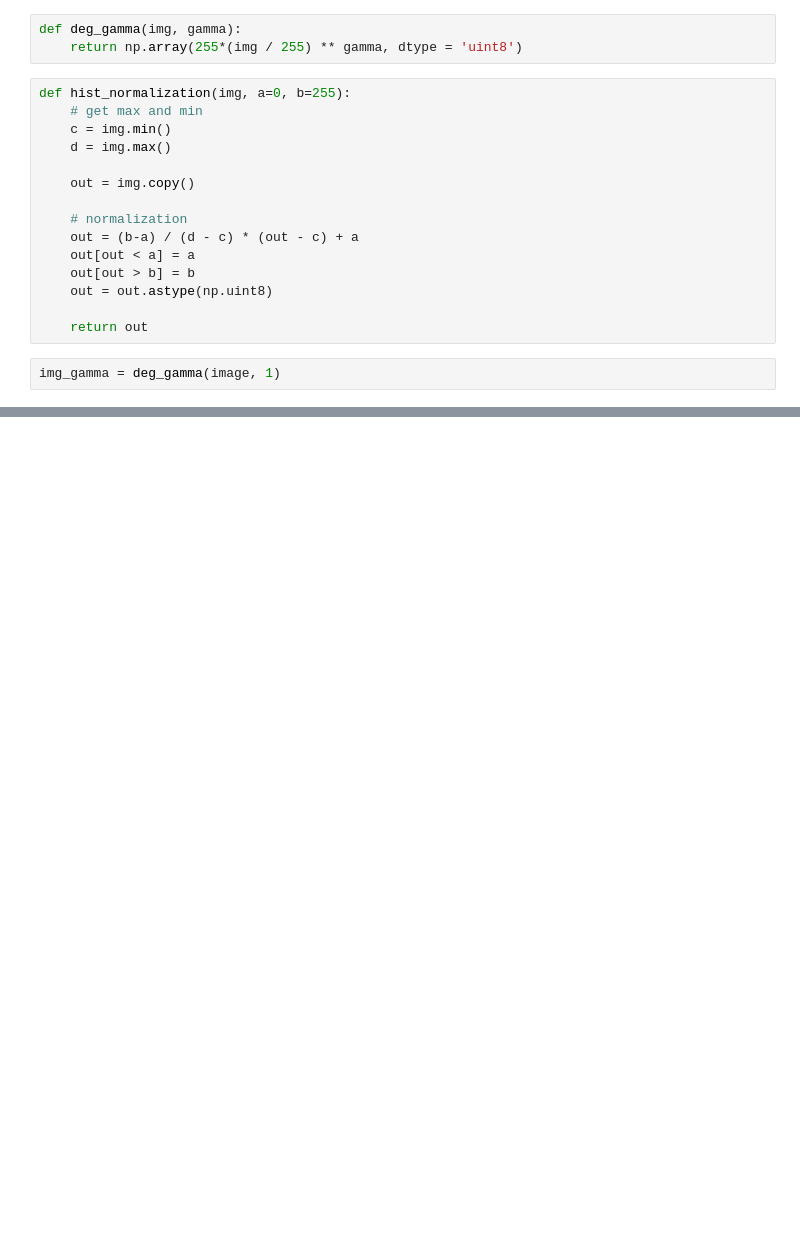
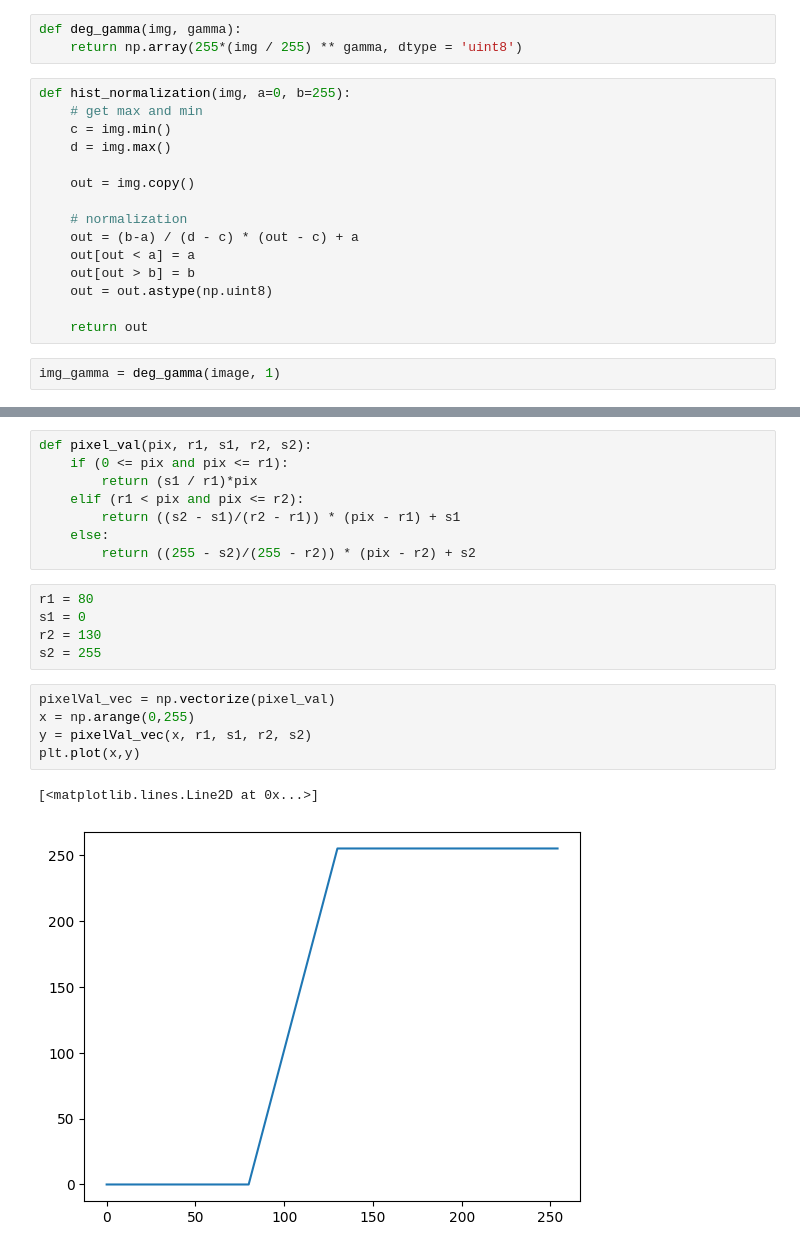
Before and after one commit to GongniR/Mag_2_semester, a Jupyter notebook: ImageProcessing/LW_1/LW_1.ipynb, the cells around one changed output, grey strips where cells are left out. Drawn from its saved outputs; the diff is of its cells as text; blank space fills up the shorter version.

```diff
--- a/ImageProcessing/LW_1/LW_1.ipynb
+++ b/ImageProcessing/LW_1/LW_1.ipynb
@@ -74,0 +129,21 @@ ravel  = get_hist(img_norm)
+# %%
+def pixel_val(pix, r1, s1, r2, s2):
+    if (0 <= pix and pix <= r1):
+        return (s1 / r1)*pix
+    elif (r1 < pix and pix <= r2):
+        return ((s2 - s1)/(r2 - r1)) * (pix - r1) + s1
+    else:
+        return ((255 - s2)/(255 - r2)) * (pix - r2) + s2
+# %%
+r1 = 80
+s1 = 0
+r2 = 130
+s2 = 255
+# %%
+pixelVal_vec = np.vectorize(pixel_val)
+x = np.arange(0,255)
+y = pixelVal_vec(x, r1, s1, r2, s2)
+plt.plot(x,y)
+# %% [output]
+[<matplotlib.lines.Line2D at 0x...>]
+[figure, added]
```
Also changed, not shown: parts of 19 cells of this notebook, 17 other files.
